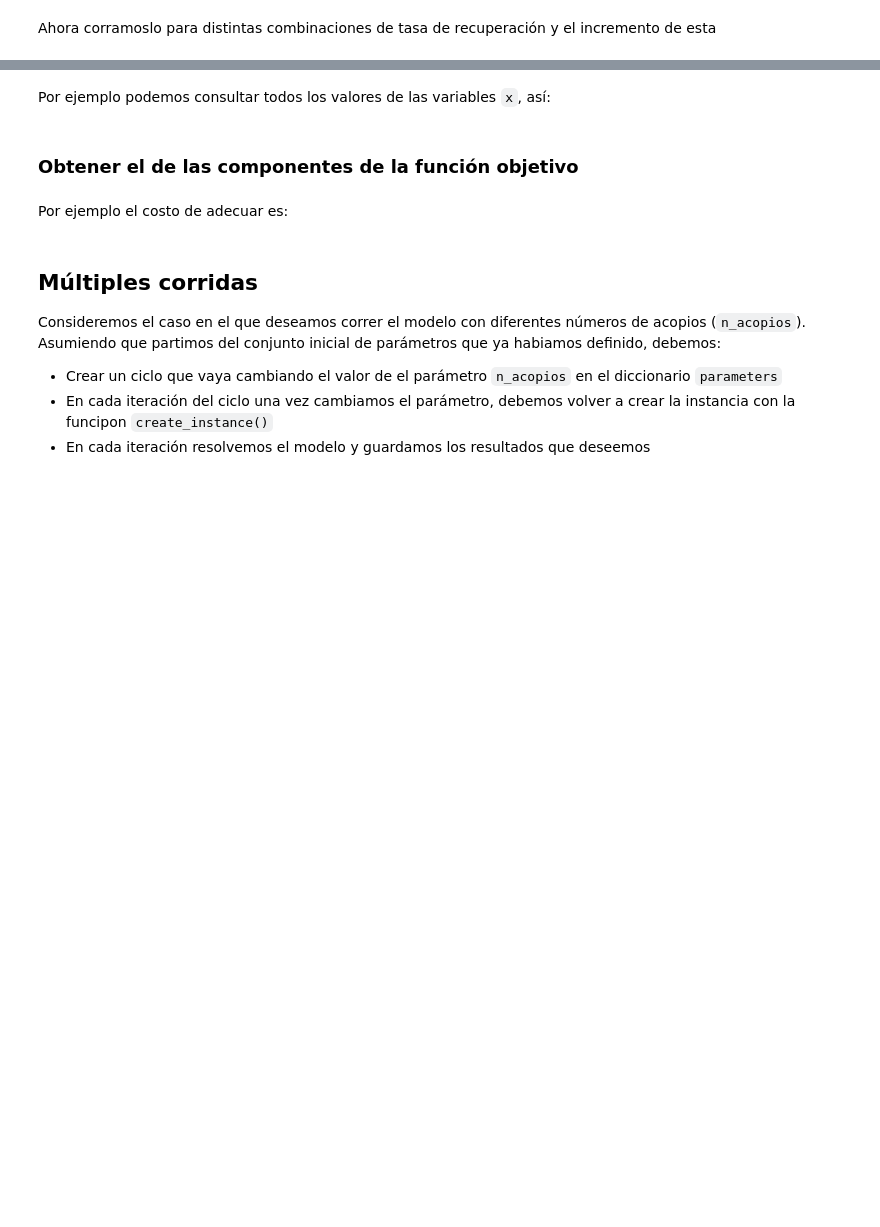
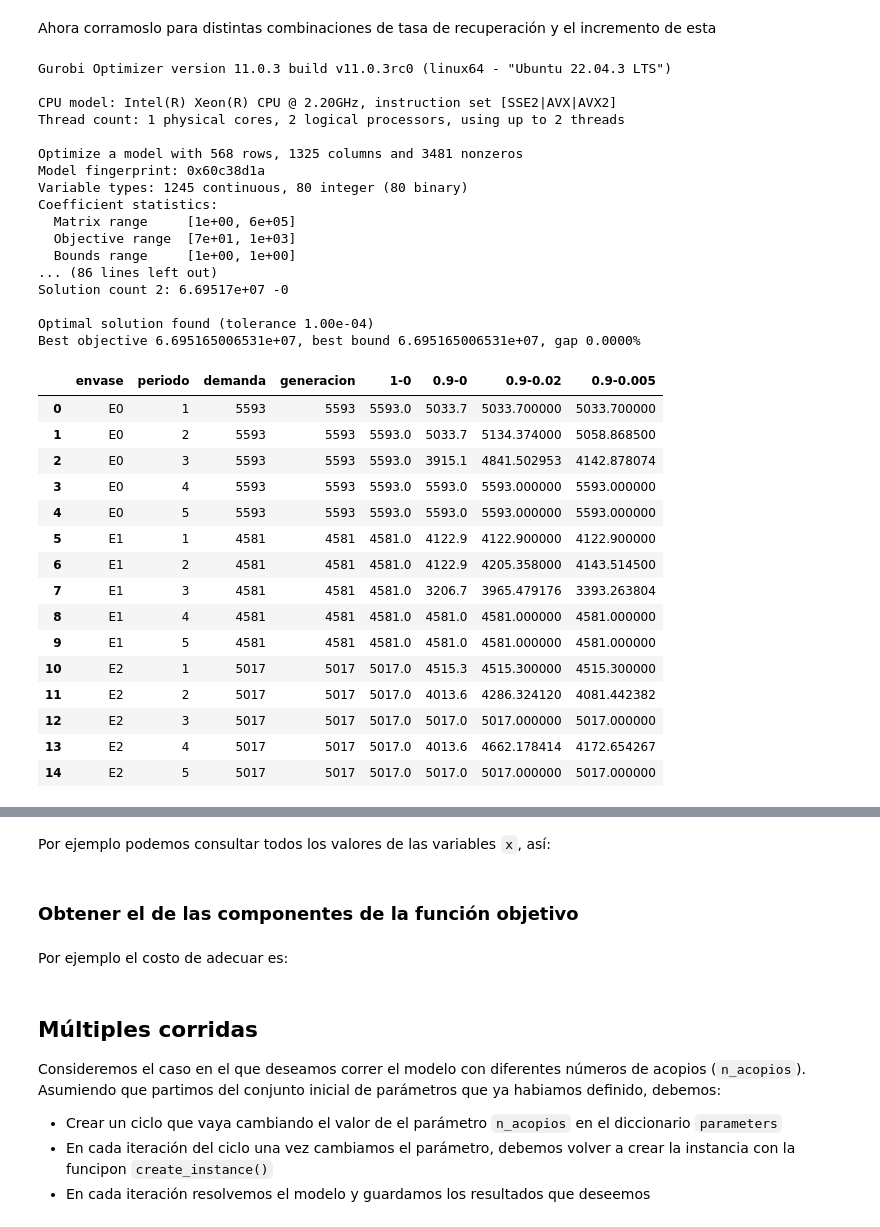
Before and after one commit to endorgobio/2024_returnability, a Jupyter notebook: 20241011_Modelo_concreto_Gurobi_Pablo.ipynb, the cells around one changed output, grey strips where cells are left out. Drawn from its saved outputs; the diff is of its cells as text; code cells hidden in the pictures; blank space fills up the shorter version.

```diff
--- a/20241011_Modelo_concreto_Gurobi_Pablo.ipynb
+++ b/20241011_Modelo_concreto_Gurobi_Pablo.ipynb
@@ -454,6 +486,8 @@ parameters['cinv']= 0 # Inventory cost of valorization centers
 parameters['pinv']= 0 # Inventory cost of washing plants
 parameters['recup'] = 0.9 # Recovery rate
 parameters['recup_increm'] = 0 # Recovery rate increase
+parameters['adem'] = 0 # Demand increase
+
 
 instance = utils.create_instance(parameters, seed=42)
 
@@ -465,10 +499,10 @@ df_gen = pd.DataFrame(df_gen, columns=['envase', 'productor', 'periodo', 'genera
 df_demands['generacion'] = df_gen['generacion']
 df_demands['periodo'] = df_demands['periodo'].astype(int)
 
-grouped_df = df_demands.groupby(['envase', 'periodo']).agg(
+df = df_demands.groupby(['envase', 'periodo']).agg(
     demanda=('demanda', 'sum'),   # Custom name 'Total_Value' for the sum of 'Value1'
     generacion=('generacion', 'sum') # Custom name 'Average_Value' for the mean of 'Value2'
 ).reset_index()
 
 
-grouped_df
+df
@@ -486,19 +544,53 @@ grouped
 # %% [markdown]
 Ahora corramoslo para distintas combinaciones de tasa de recuperación y el incremento de esta
 # %%
-for recu, delta in  [(1, 0), (0.9, 0), (0.9, 0.02)]:
+for recu, delta in  [(1, 0), (0.9, 0), (0.9, 0.005)]:
   parameters['recup'] = recu
   parameters['recup_increm'] = delta
   # create instance
   instance = utils.create_instance(parameters, seed=42)
 
   # Run optimization
   model = create_model(instance)
   model.optimize()
 
   # get solution
   dict_df = utils.get_vars_sol(model)
   df_u = dict_df['u']
   grouped = df_u.groupby(['envase', 'periodo'])['cantidad'].sum().reset_index()
-  grouped_df[str(recu)+"-"+str(delta)] = grouped['cantidad']
-grouped_df
+  df[str(recu)+"-"+str(delta)] = grouped['cantidad']
+df
+# %% [output]
+Gurobi Optimizer version 11.0.3 build v11.0.3rc0 (linux64 - "Ubuntu 22.04.3 LTS")
+
+CPU model: Intel(R) Xeon(R) CPU @ 2.20GHz, instruction set [SSE2|AVX|AVX2]
+Thread count: 1 physical cores, 2 logical processors, using up to 2 threads
+
+Optimize a model with 568 rows, 1325 columns and 3481 nonzeros
+Model fingerprint: 0x60c38d1a
+Variable types: 1245 continuous, 80 integer (80 binary)
+Coefficient statistics:
+  Matrix range     [1e+00, 6e+05]
+  Objective range  [7e+01, 1e+03]
+  Bounds range     [1e+00, 1e+00]
+... (86 lines left out)
+Solution count 2: 6.69517e+07 -0
+
+Optimal solution found (tolerance 1.00e-04)
+Best objective 6.695165006531e+07, best bound 6.695165006531e+07, gap 0.0000%
+|  | envase | periodo | demanda | generacion | 1-0 | 0.9-0 | 0.9-0.02 | 0.9-0.005 |
+| 0 | E0 | 1 | 5593 | 5593 | 5593.0 | 5033.7 | 5033.700000 | 5033.700000 |
+| 1 | E0 | 2 | 5593 | 5593 | 5593.0 | 5033.7 | 5134.374000 | 5058.868500 |
+| 2 | E0 | 3 | 5593 | 5593 | 5593.0 | 3915.1 | 4841.502953 | 4142.878074 |
+| 3 | E0 | 4 | 5593 | 5593 | 5593.0 | 5593.0 | 5593.000000 | 5593.000000 |
+| 4 | E0 | 5 | 5593 | 5593 | 5593.0 | 5593.0 | 5593.000000 | 5593.000000 |
+| 5 | E1 | 1 | 4581 | 4581 | 4581.0 | 4122.9 | 4122.900000 | 4122.900000 |
+| 6 | E1 | 2 | 4581 | 4581 | 4581.0 | 4122.9 | 4205.358000 | 4143.514500 |
+| 7 | E1 | 3 | 4581 | 4581 | 4581.0 | 3206.7 | 3965.479176 | 3393.263804 |
+| 8 | E1 | 4 | 4581 | 4581 | 4581.0 | 4581.0 | 4581.000000 | 4581.000000 |
+| 9 | E1 | 5 | 4581 | 4581 | 4581.0 | 4581.0 | 4581.000000 | 4581.000000 |
+| 10 | E2 | 1 | 5017 | 5017 | 5017.0 | 4515.3 | 4515.300000 | 4515.300000 |
+| 11 | E2 | 2 | 5017 | 5017 | 5017.0 | 4013.6 | 4286.324120 | 4081.442382 |
+| 12 | E2 | 3 | 5017 | 5017 | 5017.0 | 5017.0 | 5017.000000 | 5017.000000 |
+| 13 | E2 | 4 | 5017 | 5017 | 5017.0 | 4013.6 | 4662.178414 | 4172.654267 |
+| 14 | E2 | 5 | 5017 | 5017 | 5017.0 | 5017.0 | 5017.000000 | 5017.000000 |
```
Also changed, not shown: parts of 11 cells of this notebook.
